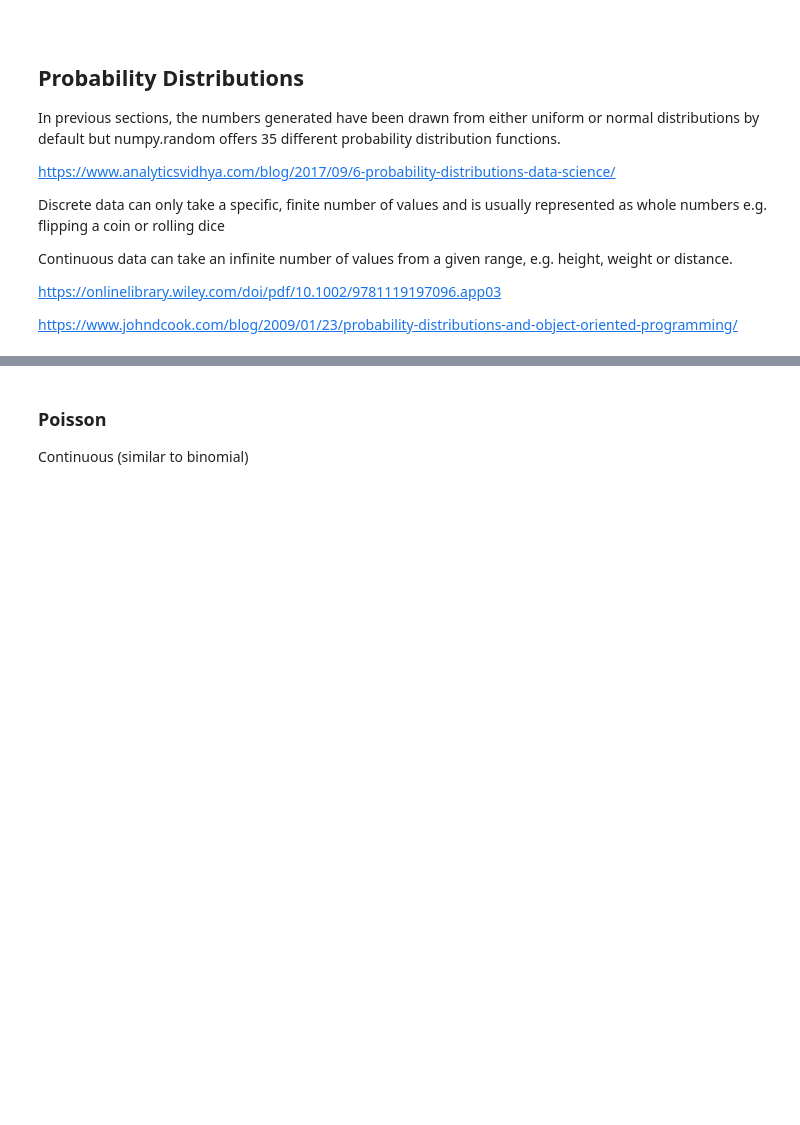
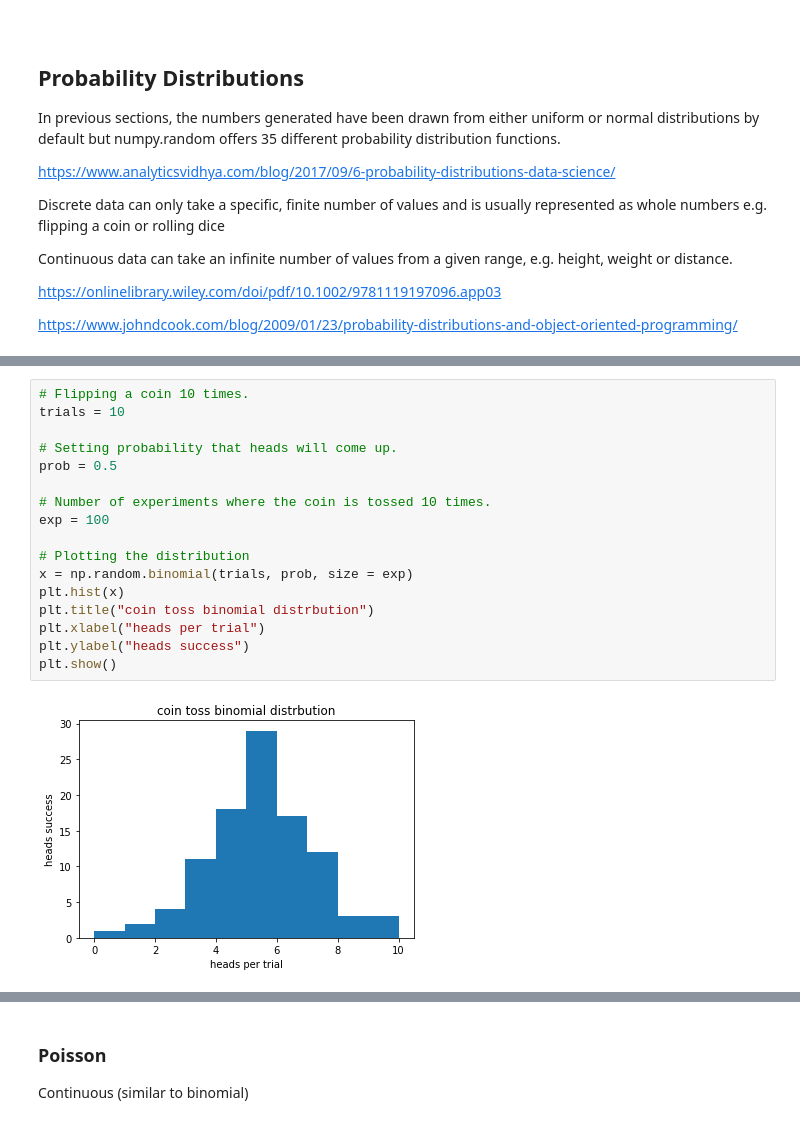
Before and after one commit to jennifer-ryan/numpy.random-project, a Jupyter notebook: numpy.random.ipynb, the cells around one changed output, grey strips where cells are left out. Drawn from its saved outputs; the diff is of its cells as text; blank space fills up the shorter version.

```diff
--- a/numpy.random.ipynb
+++ b/numpy.random.ipynb
@@ -726,0 +722,19 @@ Arguments:
+# %%
+# Flipping a coin 10 times.
+trials = 10
+
+# Setting probability that heads will come up.
+prob = 0.5
+
+# Number of experiments where the coin is tossed 10 times.
+exp = 100
+
+# Plotting the distribution
+x = np.random.binomial(trials, prob, size = exp)
+plt.hist(x)
+plt.title("coin toss binomial distrbution")
+plt.xlabel("heads per trial")
+plt.ylabel("heads success")
+plt.show()
+# %% [output]
+[figure, added]
```
Also changed, not shown: parts of 7 cells of this notebook.
